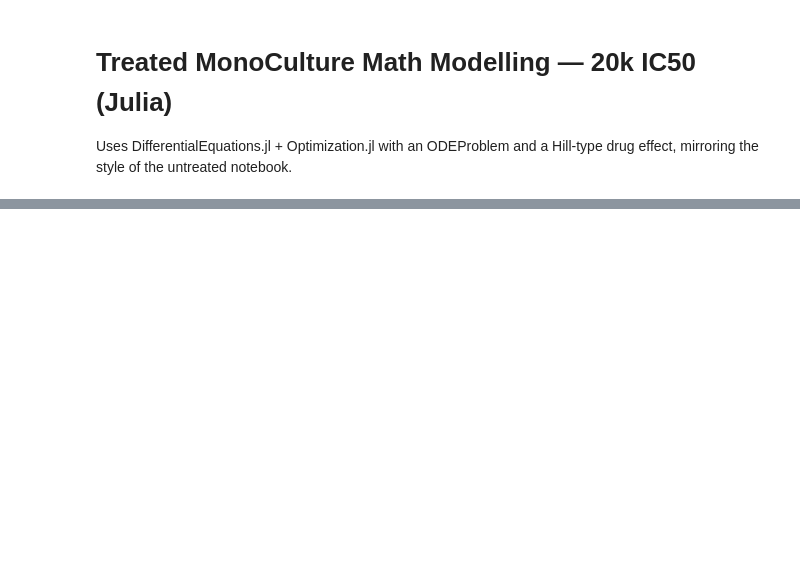
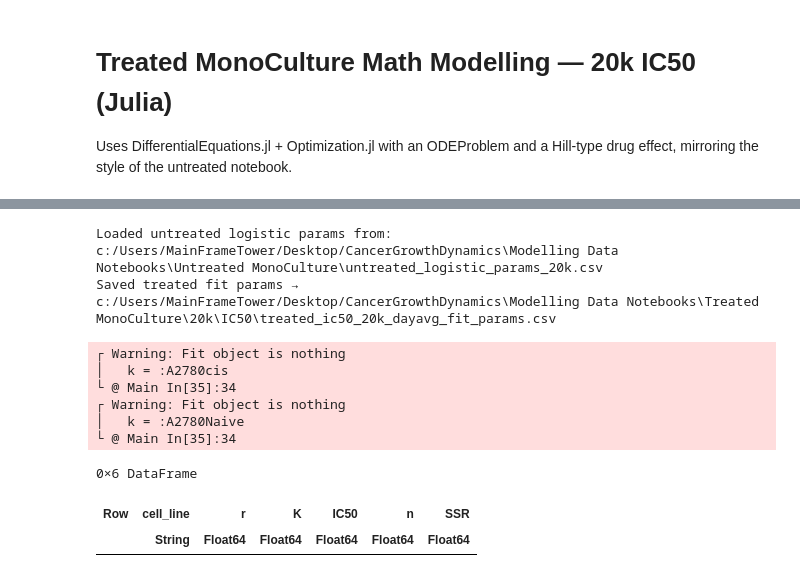
Before and after one commit to kadinelbak/CancerGrowthDynamics, a Jupyter notebook: Modelling Data Notebooks/Treated MonoCulture/Treated MonoCulture Math Modelling - 20k IC50.ipynb, the cells around one changed output, grey strips where cells are left out. Drawn from its saved outputs; the diff is of its cells as text; code cells hidden in the pictures; blank space fills up the shorter version.

Commit message:
Treatment working but bad model

```diff
--- a/Modelling Data Notebooks/Treated MonoCulture/Treated MonoCulture Math Modelling - 20k IC50.ipynb
+++ b/Modelling Data Notebooks/Treated MonoCulture/Treated MonoCulture Math Modelling - 20k IC50.ipynb
@@ -4,0 +8,17 @@ Uses DifferentialEquations.jl + Optimization.jl with an ODEProblem and a Hill-ty
+# %%
+# 1) Packages
+using Pkg
+pkgs = [
+    "CSV", "DataFrames", "Statistics",
+    "DifferentialEquations", "Optimization", "OptimizationOptimJL",
+    "BlackBoxOptim", "Plots", "Optim"
+]
+for p in pkgs
+    try
+        Base.eval(Main, :(import $(Symbol(p))))
+    catch
+        Pkg.add(p)
+        Base.eval(Main, :(import $(Symbol(p))))
+    end
+end
+println("✓ Packages ready: " * join(pkgs, ", "))
@@ -154,0 +271,50 @@ println("Using:\n  " * naive_csv * "\n  " * cis_csv)
+# %%
+# 7) Run Fits & Plot (Day Averages; In-Memory Data)
+# Uses xN,yN,xC,yC produced in Section 6 to avoid re-reading CSVs.
+# Baseline r,K from untreated logistic params (UNT_PARAMS defined earlier).
+for sym in (:xN, :yN, :xC, :yC)
+    @assert isdefined(Main, sym) "Symbol $(sym) not defined — run the Section 6 data inspection cell first."
+end
+
+@assert isfile(UNT_PARAMS) "Missing untreated logistic params at: $(UNT_PARAMS)"
+function load_rk_table(csv_path::AbstractString)
+    df = CSV.read(csv_path, DataFrame)
+    cols = Dict(lowercase(String(c)) => c for c in names(df))
+    @assert all(h -> h in keys(cols), ["cell_line","r","k"]) "Untreated logistic params missing required columns"
+    return Dict(Symbol(row[cols["cell_line"]]) => (Float64(row[cols["r"]]), Float64(row[cols["k"]])) for row in eachrow(df))
+end
+rk = load_rk_table(UNT_PARAMS)
+@assert haskey(rk, :A2780Naive) && haskey(rk, :A2780cis) "Untreated r,K entries missing for A2780Naive or A2780cis"
+println("Loaded untreated logistic params from: " * UNT_PARAMS)
+
+fits = Dict{Symbol,Any}()
+fits[:A2780Naive] = fit_ic50_xy(copy(xN), copy(yN), rk[:A2780Naive]; dose=1.0)
+fits[:A2780cis]   = fit_ic50_xy(copy(xC), copy(yC), rk[:A2780cis]; dose=1.0)
+
+for (k, f) in fits
+    if f !== nothing
+        try
+            plt = scatter(f.x, f.y; label=String(k)*" data", xlabel="Day", ylabel="Mean Cells", title=String(k)*" — 20k IC50 (day averages) fit")
+            plot!(plt, f.sol.t, getindex.(f.sol.u, 1); label="Model")
+            display(plt)
+            savefig(plt, joinpath(OUT_DIR, "$(String(k))_dayavg_fit.png"))
+        catch e
+            @warn "Plotting failed for $k" exception=(e, catch_backtrace())
+        end
+    else
+        @warn "Fit object is nothing" k
+    end
+end
+
+# Export combined parameter table (r,K,IC50,n,SSR)
+out_csv = joinpath(OUT_DIR, "treated_ic50_20k_dayavg_fit_params.csv")
+rows = DataFrame(cell_line=String[], r=Float64[], K=Float64[], IC50=Float64[], n=Float64[], SSR=Float64[])
+for (name, f) in fits
+    if f !== nothing
+        push!(rows, (; cell_line=String(name), r=f.r, K=f.K, IC50=f.IC50, n=f.n, SSR=f.ssr))
+    end
+end
+CSV.write(out_csv, rows)
+println("Saved treated fit params → " * out_csv)
+rows
+# %% [output]
@@ -154,0 +338,11 @@ println("Using:\n  " * naive_csv * "\n  " * cis_csv)
+Loaded untreated logistic params from: c:/Users/MainFrameTower/Desktop/CancerGrowthDynamics\Modelling Data Notebooks\Untreated MonoCulture\untreated_logistic_params_20k.csv
+Saved treated fit params → c:/Users/MainFrameTower/Desktop/CancerGrowthDynamics\Modelling Data Notebooks\Treated MonoCulture\20k\IC50\treated_ic50_20k_dayavg_fit_params.csv
+┌ Warning: Fit object is nothing
+│   k = :A2780cis
+└ @ Main In[35]:34
+┌ Warning: Fit object is nothing
+│   k = :A2780Naive
+└ @ Main In[35]:34
+0×6 DataFrame
+| Row | cell_line | r | K | IC50 | n | SSR |
+|  | String | Float64 | Float64 | Float64 | Float64 | Float64 |
```
Also changed, not shown: parts of 18 cells of this notebook, 4 other files.
